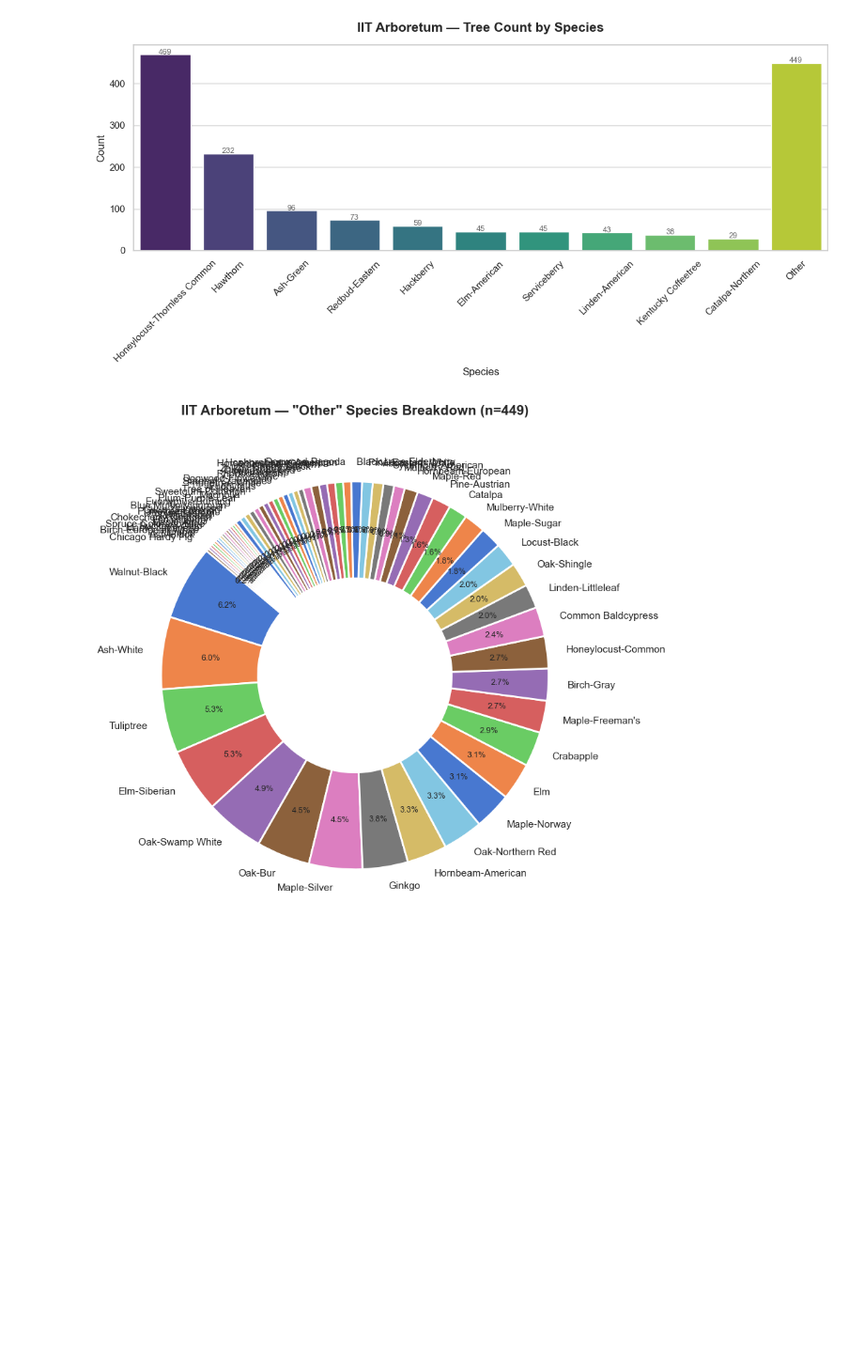
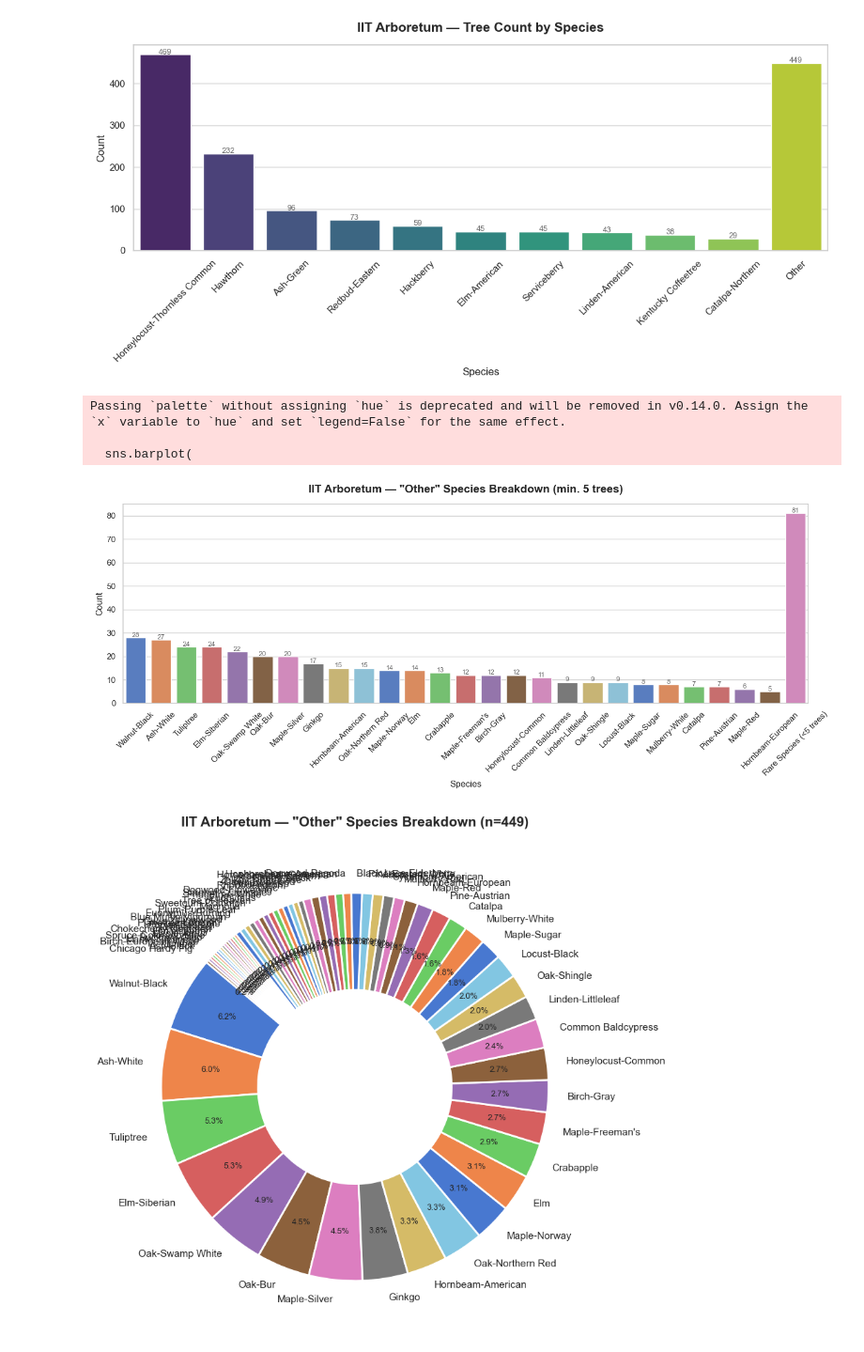
Before and after one commit to pbalea/chicago-tree-health, a Jupyter notebook: Alphawood Arboretum/alphawood_species_breakdown.ipynb, the cells around one changed output. Shown at 94% size. Cells and saved outputs as stored; diff of their text form; code cells hidden in the pictures; blank space fills up the shorter version.

Commit message:
updated visualizations and added species lookup CSV created

```diff
--- a/Alphawood Arboretum/alphawood_species_breakdown.ipynb
+++ b/Alphawood Arboretum/alphawood_species_breakdown.ipynb
@@ -12,7 +12,7 @@ os.getcwd()
 # %%
 
 base = Path('__file__').resolve().parent
-df = pd.read_csv(base / 'chicago-tree-health/datasets/iit_trees_corrected(filters).csv')
+df = pd.read_csv(base / 'iit_trees_corrected(filters).csv')
 
-df.head()
+df
 # %% [output]
@@ -58,6 +82,28 @@ Passing `palette` without assigning `hue` is deprecated and will be removed in v
 
   sns.barplot(
 [figure]
+# %%
+fig, ax = plt.subplots(figsize=(14, 6))
+sns.barplot(
+    x=other_filtered.index,
+    y=other_filtered.values,
+    palette='muted',
+    ax=ax
+)
+ax.set_title(f'IIT Arboretum — "Other" Species Breakdown (min. {min_count} trees)',
+             fontsize=15, fontweight='bold', pad=15)
+ax.set_xlabel('Species', fontsize=12)
+ax.set_ylabel('Count', fontsize=12)
+ax.tick_params(axis='x', rotation=45)
+for i, v in enumerate(other_filtered.values):
+    ax.text(i, v + 0.3, str(v), ha='center', fontsize=9, color='dimgray')
+plt.tight_layout()
+plt.show()
+# %% [output]
+Passing `palette` without assigning `hue` is deprecated and will be removed in v0.14.0. Assign the `x` variable to `hue` and set `legend=False` for the same effect.
+
+  sns.barplot(
+[figure, added]
 # %%
 # --- Pie Chart for "Other" Species Breakdown ---
 other_species = species_counts.iloc[top_n:]
```
Also changed, not shown: parts of 5 cells of this notebook, 3 other files.
